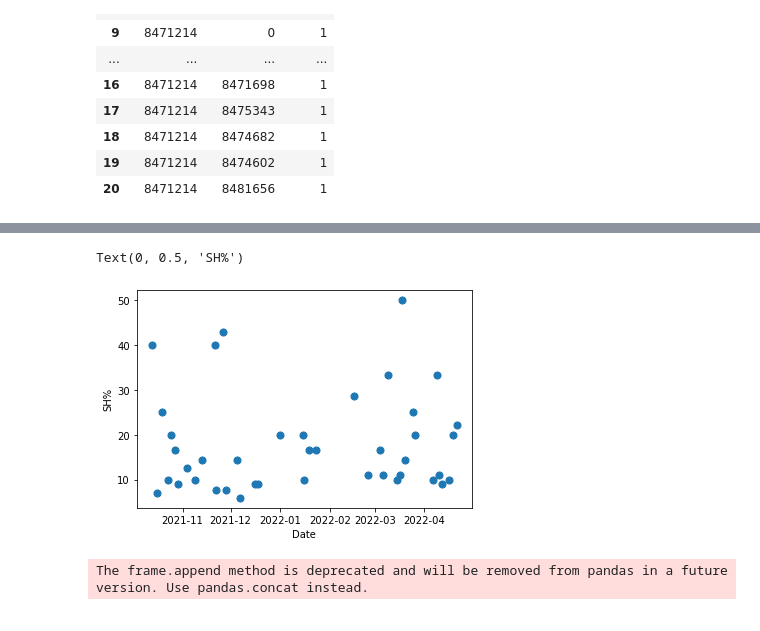
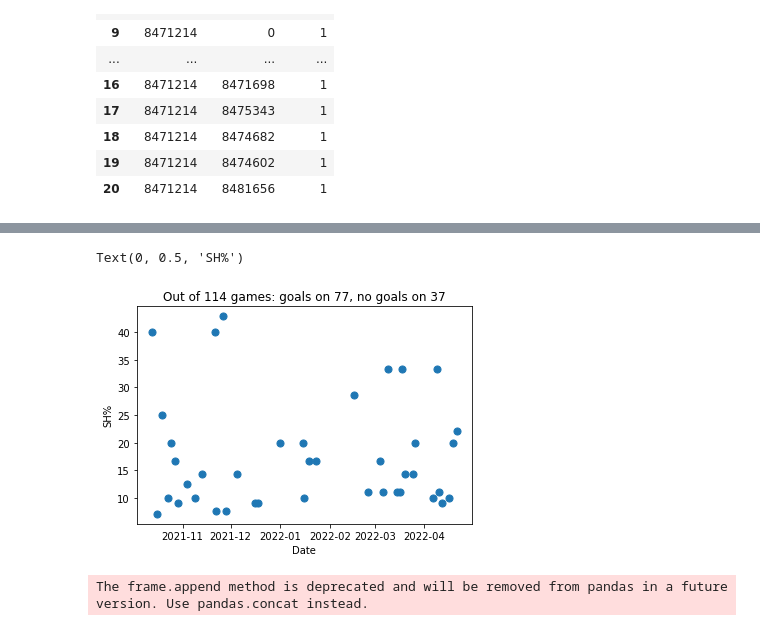
Before and after one commit to szonja126/NHL-Diplomamunka, a Jupyter notebook: readcsv.ipynb, the cells around one changed output, grey strips where cells are left out. Cells and saved outputs as stored; diff of their text form; code cells hidden in the pictures.

```diff
--- a/readcsv.ipynb
+++ b/readcsv.ipynb
@@ -479,7 +483,8 @@ all_sog
 # %%
 #Shots on Goal % szamitas.
 #Elso temp DataFrame: osszes kapuraloves a player 1-tol
-tmp_sog = events_df[['gameId','player1Id','startDate','eventType']]
+tmp_sog = events_df[['gameId','player1Id','startDate','eventType','periodType']]
+tmp_sog = tmp_sog[tmp_sog['periodType'] != 'SHOOTOUT']
 tmp_sog = tmp_sog[tmp_sog['eventType'].isin(['Shot','Missed Shot','Goal'])]
 tmp_sog_calc = tmp_sog.groupby(['gameId','startDate','player1Id']).count()
 tmp_sog_calc = tmp_sog_calc.rename(columns={"eventType": "allShots"})
@@ -487,7 +492,8 @@ tmp_sog_calc.reset_index(inplace=True)
 #tmp_sog_calc
 
 #Masodik temp dataframe: osszes kapuraloves a player 2-tol (Blocked Shot-nal player 2-n van logolva a Shooter)
-tmp_sog_b = events_df[['gameId','player2Id','startDate','eventType']]
+tmp_sog_b = events_df[['gameId','player2Id','startDate','eventType','periodType']]
+tmp_sog_b = tmp_sog_b[tmp_sog_b['periodType'] != 'SHOOTOUT']
 tmp_sog_b = tmp_sog_b[tmp_sog_b['eventType'].isin(['Blocked Shot'])]
 tmp_sog_calc_b = tmp_sog_b.groupby(['gameId','startDate','player2Id']).count()
 tmp_sog_calc_b = tmp_sog_calc_b.rename(columns={"eventType": "allShots"})
@@ -498,35 +504,41 @@ tmp_sog_calc_b.reset_index(inplace=True)
 tmp_allsog = pd.merge(left=tmp_sog_calc, right=tmp_sog_calc_b,
                           left_on=['gameId','startDate','player1Id'], right_on=['gameId','startDate','player2Id'],
                           how='left')
 tmp_allsog = tmp_allsog.fillna(0)
 tmp_allsog = tmp_allsog.astype({'allShots_y': 'int64'})
 tmp_allsog['allShots'] = tmp_allsog['allShots_x']+tmp_allsog['allShots_y']
 tmp_allsog = tmp_allsog.drop(columns=['allShots_x','player2Id','allShots_y'])
 #tmp_allsog
 
 #Negyedik temp DataFrame: Az osszes Goal
-tmp_goal = events_df[['gameId','player1Id','startDate','eventType']]
+tmp_goal = events_df[['gameId','player1Id','startDate','eventType','periodType']]
+tmp_goal = tmp_goal[tmp_goal['periodType'] != 'SHOOTOUT']
 tmp_goal = tmp_goal[tmp_goal['eventType'].isin(['Goal'])]
 tmp_goal_calc = tmp_goal.groupby(['gameId','startDate','player1Id']).count()
 tmp_goal_calc = tmp_goal_calc.rename(columns={"eventType": "allGoals"})
 tmp_goal_calc.reset_index()
 
 #Vegso DataFrame: Osszes kapuraloves es goal merge, szazalek szamitas
 sog_percentage = pd.merge(left=tmp_allsog, right=tmp_goal_calc,
                           left_on=['gameId','startDate','player1Id'], right_on=['gameId','startDate','player1Id'],
                           how='left')
 
 sog_percentage['sog%'] = round(((sog_percentage['allGoals']/sog_percentage['allShots'])*100),1)
 sog_percentage["Date"] = pd.to_datetime(sog_percentage["startDate"])
 sog_percentage.reset_index(inplace=True)
-#Megjelenitsem a sok 0-t is?! Akkor fel kell tolteni a Nan-okat 0-val
-#sog_percentage = sog_percentage.fillna(0)
-#sog_percentage
+
+sog_null = sog_percentage.fillna(0)
+sog_null = sog_null[sog_null['player1Id'].isin([8471214])]
+sog_null = sog_null[sog_null['allGoals'] < 1]
+nogoal = sog_null.shape[0]
 
 sog_percentage = sog_percentage[sog_percentage['player1Id'].isin([8471214])]
 sog_percentage.plot(x='Date',y='sog%', kind='scatter',s=50)
+goal = sog_percentage.shape[0]
+allgame = nogoal+goal
+plt.title('Out of '+str(allgame)+' games: goals on '+str(goal)+', no goals on '+str(nogoal))
 plt.xlabel('Date')
 plt.ylabel('SH%')
 # %% [output]
 Text(0, 0.5, 'SH%')
-[figure, old version]
+[figure, new version]
```
Also changed, not shown: parts of 18 cells of this notebook, 2 other files.
